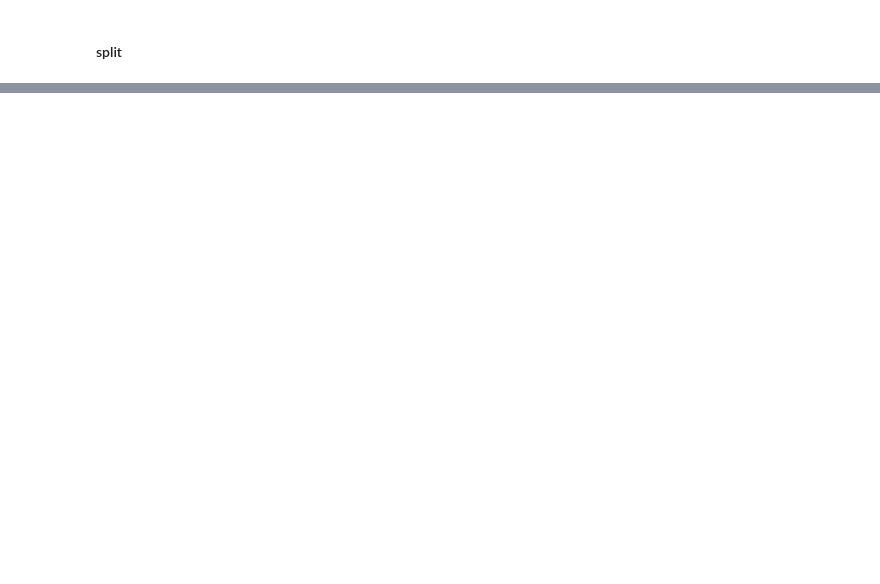
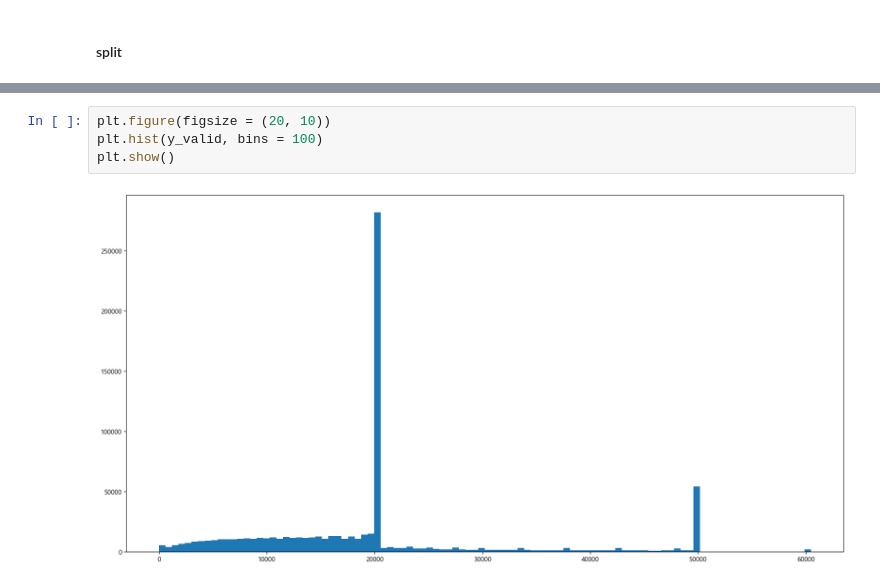
Before and after one commit to benidjor/weather-contest, a Jupyter notebook: fog_model.ipynb, the cells around one changed output, grey strips where cells are left out. Saved outputs shown, nothing was run; the diff lists cells and outputs as text; blank space fills up the shorter version.

```diff
--- a/fog_model.ipynb
+++ b/fog_model.ipynb
@@ -288,0 +317,6 @@ lr_model.fit(scaled_x_train, y_train)
+# %%
+plt.figure(figsize = (20, 10))
+plt.hist(y_valid, bins = 100)
+plt.show()
+# %% [output]
+[figure, added]
```
Also changed, not shown: parts of 51 cells of this notebook, 5 other files.
